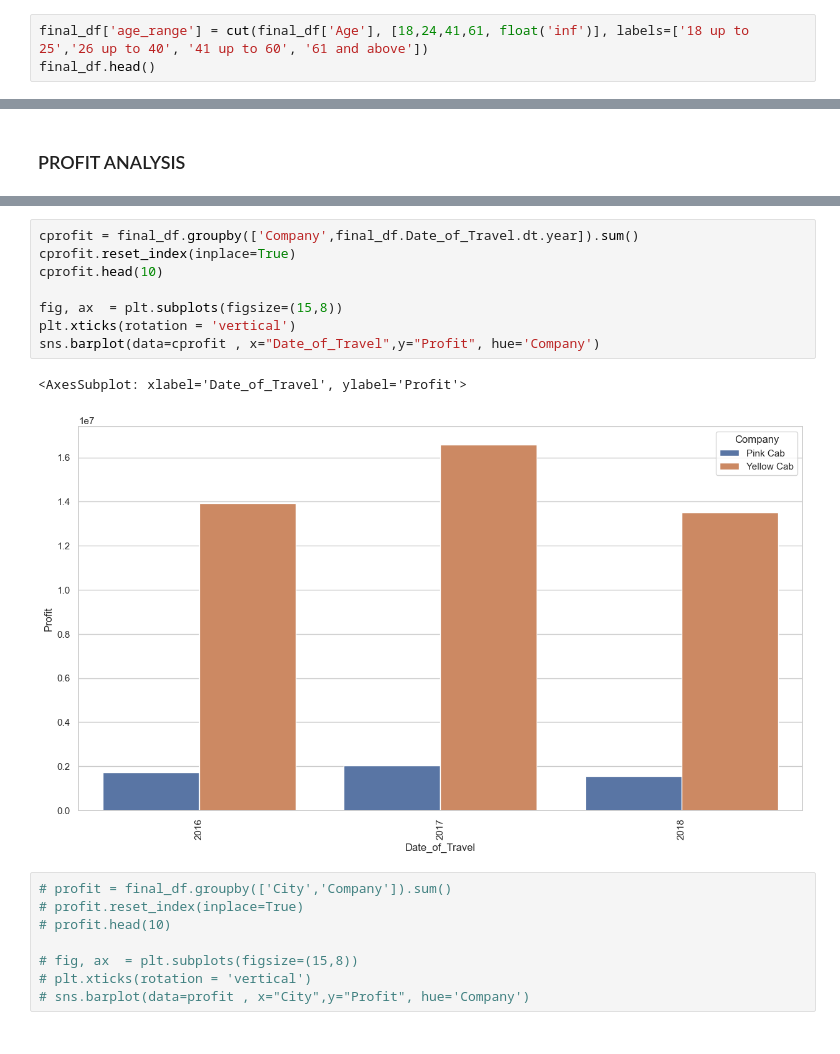
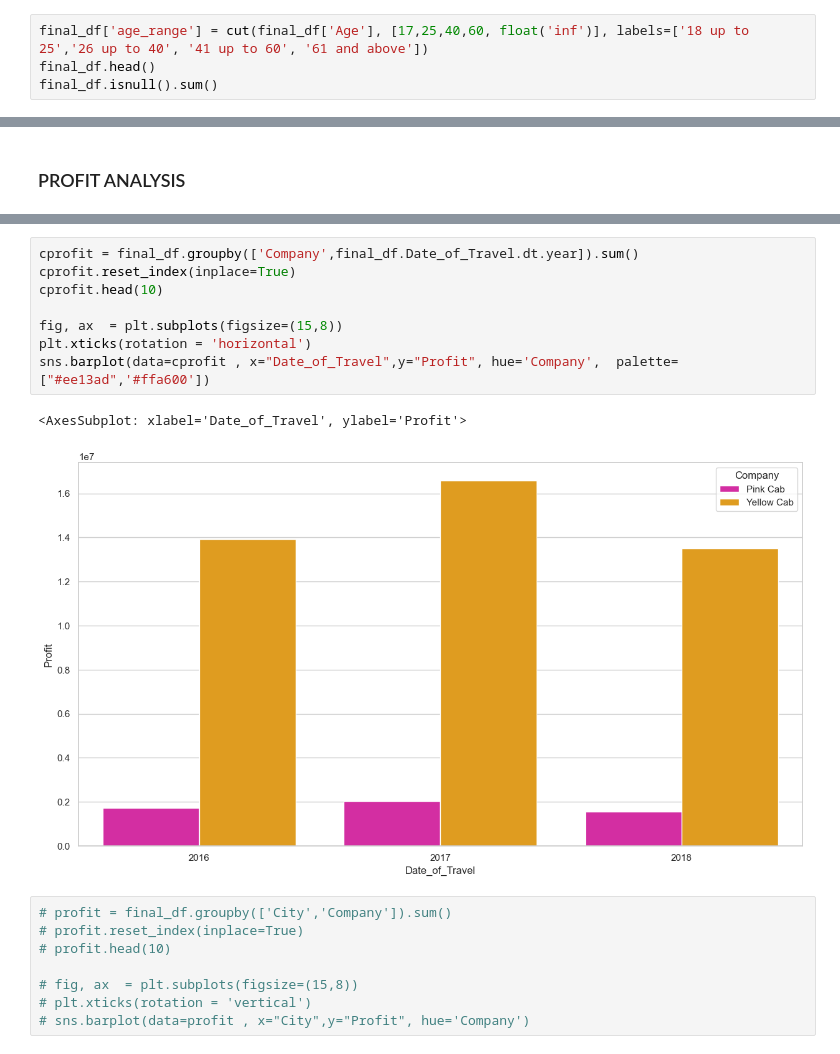
Before and after one commit to YOMIUS/Cab-Data-Analysis, a Jupyter notebook: Week2.ipynb, the cells around one changed output, grey strips where cells are left out. Saved outputs shown, nothing was run; the diff lists cells and outputs as text.

```diff
--- a/Week2.ipynb
+++ b/Week2.ipynb
@@ -472,4 +501,5 @@ sns.barplot(data=users , x="Date_of_Travel", y="active_customers", hue="Company"
 # %%
-final_df['age_range'] = cut(final_df['Age'], [18,24,41,61, float('inf')], labels=['18 up to 25','26 up to 40', '41 up to 60', '61 and above'])
+final_df['age_range'] = cut(final_df['Age'], [17,25,40,60, float('inf')], labels=['18 up to 25','26 up to 40', '41 up to 60', '61 and above'])
 final_df.head()
+final_df.isnull().sum()
 # %% [output]
@@ -524,14 +566,14 @@ final_df.head()
 # %%
 cprofit = final_df.groupby(['Company',final_df.Date_of_Travel.dt.year]).sum()
 cprofit.reset_index(inplace=True)
 cprofit.head(10)
 
 fig, ax  = plt.subplots(figsize=(15,8))
-plt.xticks(rotation = 'vertical')
-sns.barplot(data=cprofit , x="Date_of_Travel",y="Profit", hue='Company')
+plt.xticks(rotation = 'horizontal')
+sns.barplot(data=cprofit , x="Date_of_Travel",y="Profit", hue='Company',  palette=["#ee13ad",'#ffa600'])
 # %% [output]
 <AxesSubplot: xlabel='Date_of_Travel', ylabel='Profit'>
-[figure, old version]
+[figure, new version]
 # %%
 # profit = final_df.groupby(['City','Company']).sum()
 # profit.reset_index(inplace=True)
```
Also changed, not shown: parts of 38 cells of this notebook, 1 other file.
